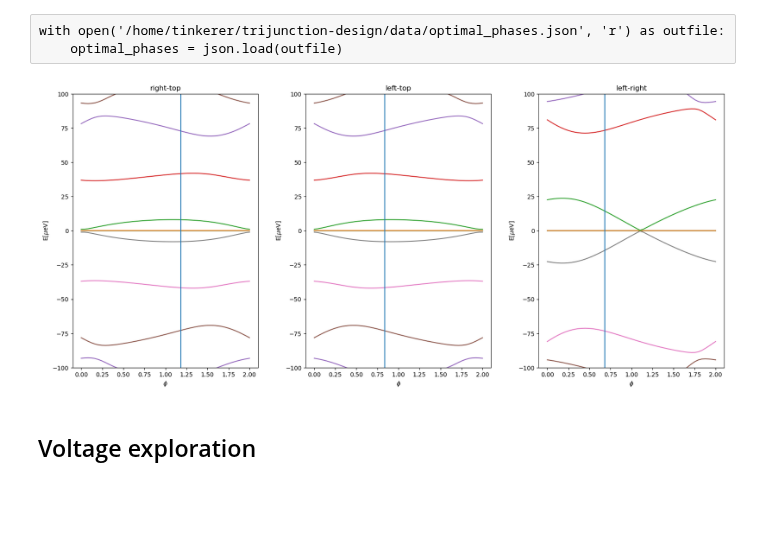
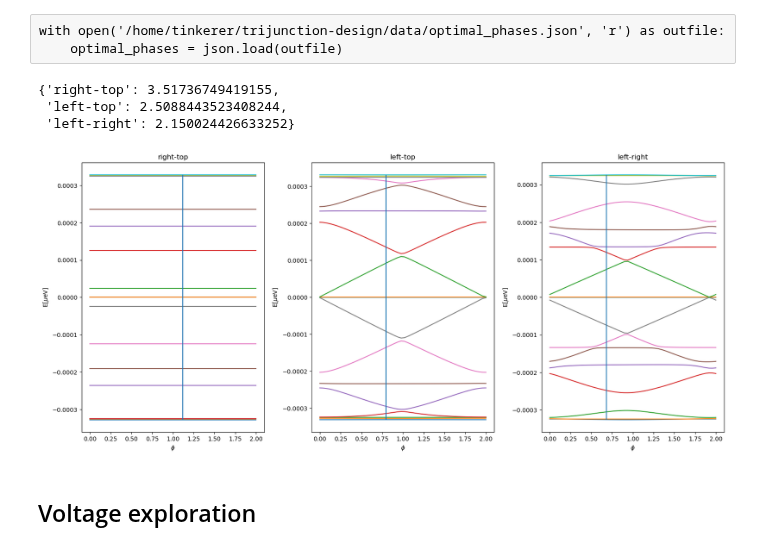
Before and after one commit to Satin21/Trijunction, a Jupyter notebook: analysis/parallel.ipynb, the cells around one changed output. Cells and saved outputs as stored; diff of their text form; code cells hidden in the pictures; blank space fills up the shorter version.

```diff
--- a/analysis/parallel.ipynb
+++ b/analysis/parallel.ipynb
@@ -57,6 +59,6 @@ codes.parallel.optimize_phase_voltage(samples[0])
 # %%
 with Cluster(options) as cluster:
-    cluster.scale(n=len(samples))
+    cluster.scale(n=len(samples)+1)
     client = cluster.get_client()
     print(cluster_dashboard_link + cluster.dashboard_link[17:])
     futures = client.map(codes.parallel.optimize_phase_voltage, samples)
@@ -135,3 +154,13 @@ voltages = parameters.pair_voltages(initial=(-3.3e-3, -3.3e-3, -3.3e-3, 3e-2),
+# %%
+datapath=os.path.realpath(os.path.join(os.path.curdir, "../data/"))
+# %%
+voltages = {}
+optimal_phases = {}
+for pair in pairs:
+    with open(datapath+'/'+pair+'.json', 'r') as outfile:
+        data = json.load(outfile)
+        voltages[pair] = data['voltages']
+        optimal_phases[pair] = data['phase']
 # %%
 # fixed voltage matrices
 fixed_linear_matrices = [
@@ -142,7 +191,10 @@ fixed_linear_matrices = [
 # %%
+%%time
+
 cluster_dashboard_link = "http://io.quantumtinkerer.tudelft.nl/user/srangaswamykup/proxy/"
 params = parameters.junction_parameters()
 params.update(potential=system.flat_potential())
+phase_relations = {}
 
 with Cluster(options) as cluster:
     cluster.scale(n=50)
@@ -168,24 +222,30 @@ http://io.quantumtinkerer.tudelft.nl/user/srangaswamykup/proxy/8000/clusters/d03
 # %% [raw]
 with open('/home/tinkerer/trijunction-design/data/optimal_phases.json', 'r') as outfile:
     optimal_phases = json.load(outfile)
+# %%
+optimal_phases
+# %% [output]
+{'right-top': 3.51736749419155,
+ 'left-top': 2.5088443523408244,
+ 'left-right': 2.150024426633252}
 # %%
 fig, axes = plt.subplots(ncols=3, figsize=(16, 7))
 fig.tight_layout(w_pad=5)
 
 for i, pair in enumerate(pairs):
 
-    phase = 1e6*np.array(phase_relations[pair])
+    phase = np.array(phase_relations[pair])
 
     axes[i].set_title(pair)
     axes[i].set_xlabel(r'$\phi$')
     axes[i].set_ylabel(r'E[$\mu$eV]')
 
     axes[i].plot(phis/np.pi, phase)
-    axes[i].set_ylim(-100, 100)
+    # axes[i].set_ylim(-100, 100)
     opt_phase = optimal_phases[pair]/np.pi
     axes[i].vlines(opt_phase, ymin=-np.max(phase), ymax=np.max(phase))
 # %% [output]
-[figure, old version]
+[figure, new version]
 # %% [markdown]
 ## Voltage exploration
 # %%
```
Also changed, not shown: parts of 10 cells of this notebook, 6 other files.
